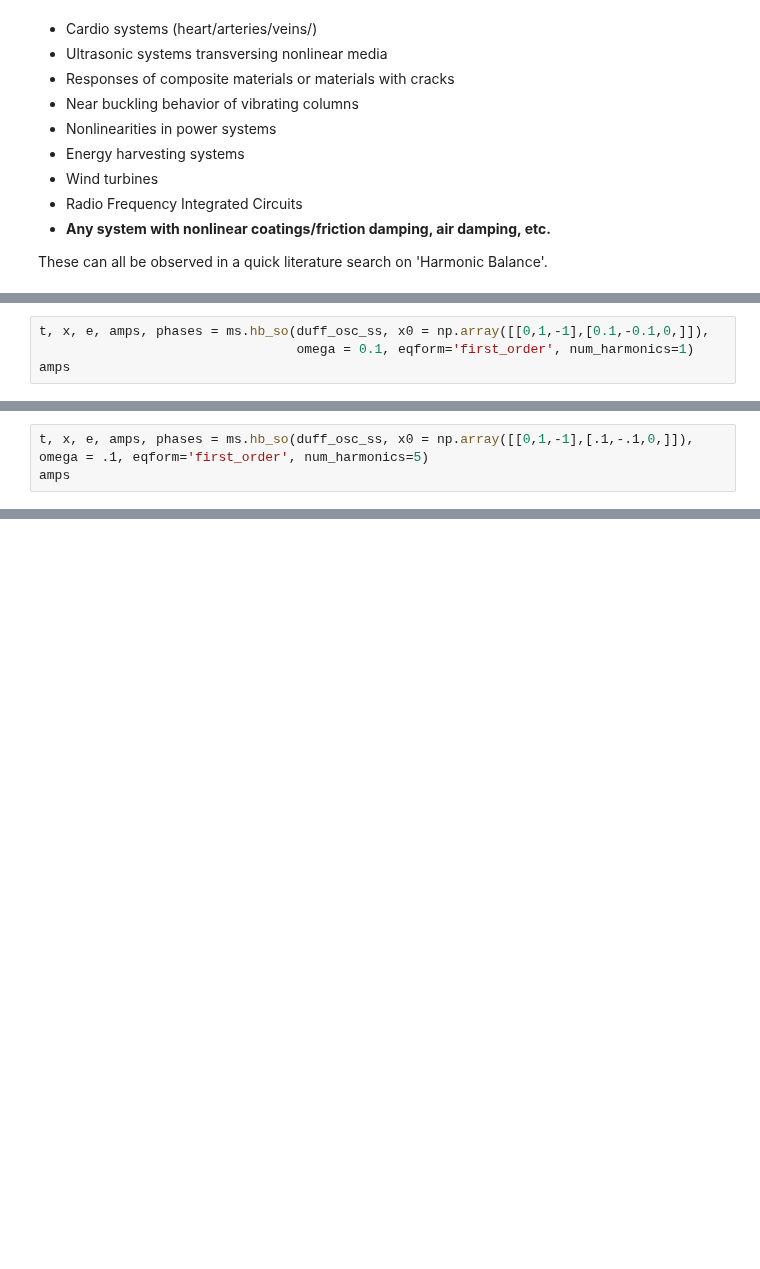
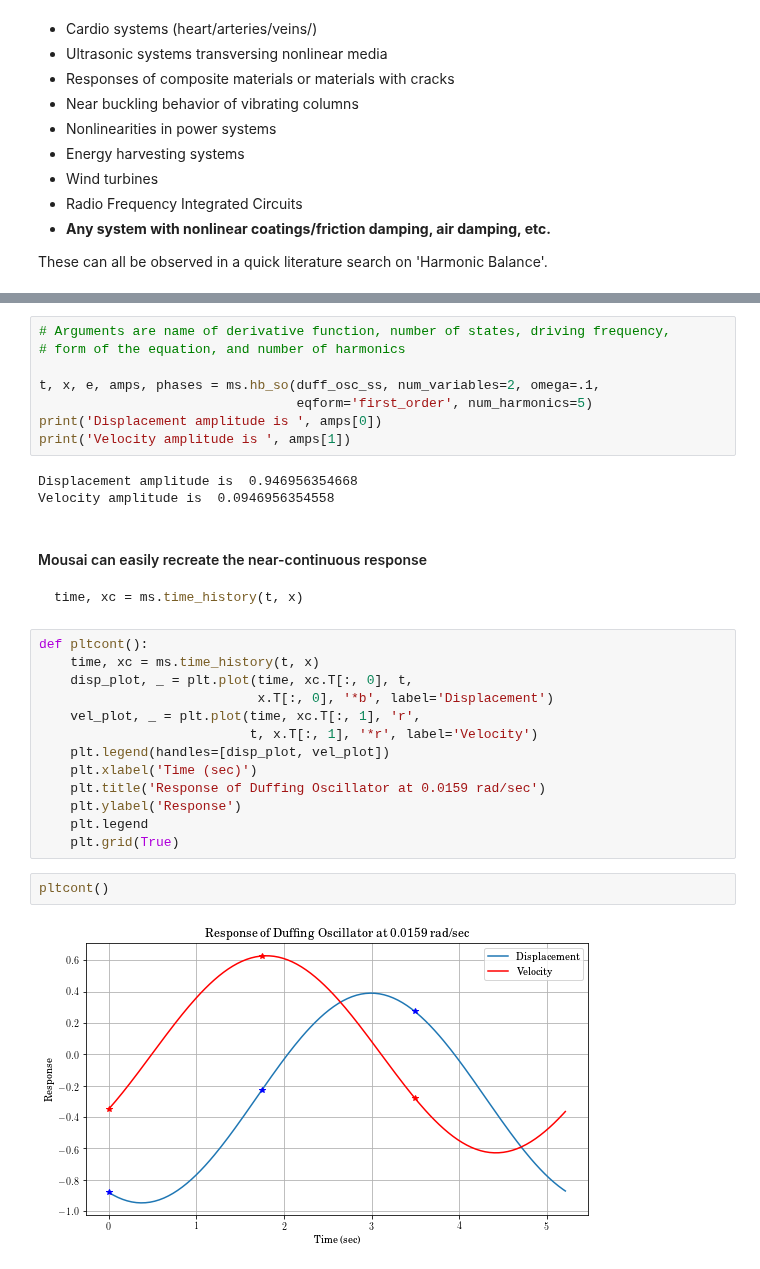
Before and after one commit to josephcslater/mousai, a Jupyter notebook: docs/tutorial/demos/Theory_and_Examples.ipynb, the cells around one changed output, grey strips where cells are left out. Drawn from its saved outputs; the diff is of its cells as text; blank space fills up the shorter version.

`````diff
--- a/docs/tutorial/demos/Theory_and_Examples.ipynb
+++ b/docs/tutorial/demos/Theory_and_Examples.ipynb
@@ -86,4 +43,0 @@ def duff_osc_ss(x, params):
-# %%
-t, x, e, amps, phases = ms.hb_so(duff_osc_ss, x0 = np.array([[0,1,-1],[0.1,-0.1,0,]]),
-                                 omega = 0.1, eqform='first_order', num_harmonics=1)
-amps
@@ -92,3 +43,0 @@ array([ 0.94593474,  0.09459347])
-# %%
-t, x, e, amps, phases = ms.hb_so(duff_osc_ss, x0 = np.array([[0,1,-1],[.1,-.1,0,]]), omega = .1, eqform='first_order', num_harmonics=5)
-amps
@@ -140,0 +142,34 @@ def two_dof_demo(x, params):
+# %%
+# Arguments are name of derivative function, number of states, driving frequency,
+# form of the equation, and number of harmonics
+
+t, x, e, amps, phases = ms.hb_so(duff_osc_ss, num_variables=2, omega=.1,
+                                 eqform='first_order', num_harmonics=5)
+print('Displacement amplitude is ', amps[0])
+print('Velocity amplitude is ', amps[1])
+# %% [output]
+Displacement amplitude is  0.946956354668
+Velocity amplitude is  0.0946956354558
+# %% [markdown]
+#### Mousai can easily recreate the near-continuous response
+
+````python
+time, xc = ms.time_history(t, x)
+````
+# %%
+def pltcont():
+    time, xc = ms.time_history(t, x)
+    disp_plot, _ = plt.plot(time, xc.T[:, 0], t,
+                            x.T[:, 0], '*b', label='Displacement')
+    vel_plot, _ = plt.plot(time, xc.T[:, 1], 'r',
+                           t, x.T[:, 1], '*r', label='Velocity')
+    plt.legend(handles=[disp_plot, vel_plot])
+    plt.xlabel('Time (sec)')
+    plt.title('Response of Duffing Oscillator at 0.0159 rad/sec')
+    plt.ylabel('Response')
+    plt.legend
+    plt.grid(True)
+# %%
+pltcont()
+# %% [output]
+[figure, added]
`````
Also changed, not shown: parts of 47 cells of this notebook, 5 other files.
